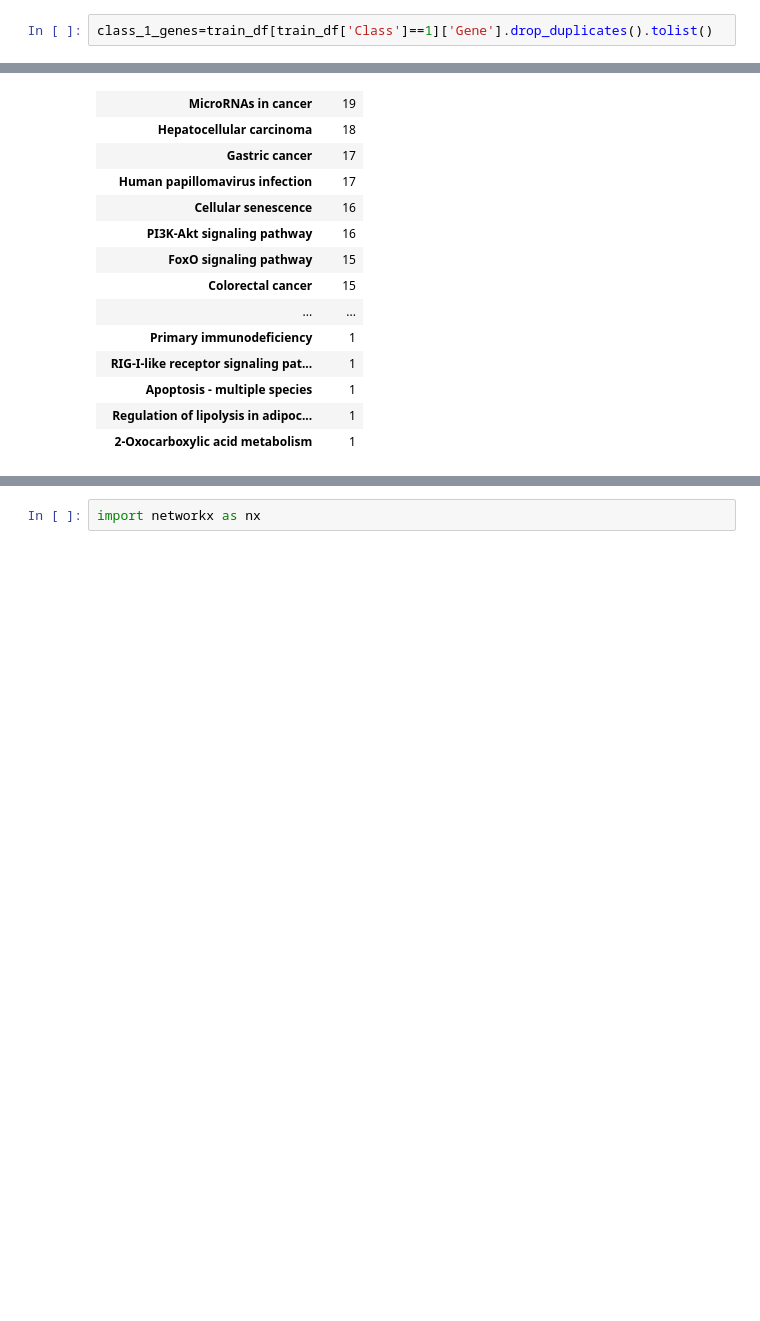
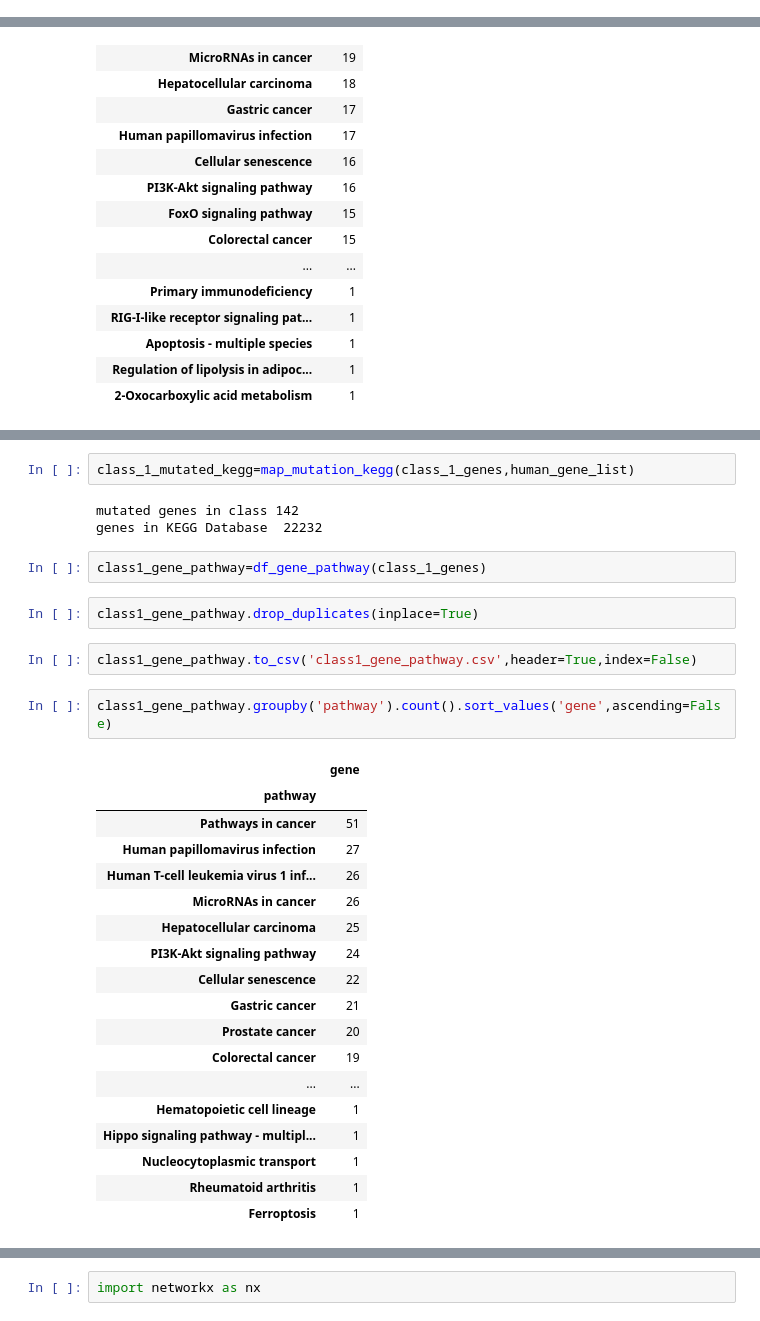
Before and after one commit to me-nobody/jovian-ml-project, a Jupyter notebook: jovian-ml-project-030122.ipynb, the cells around one changed output, grey strips where cells are left out. Drawn from its saved outputs; the diff is of its cells as text; blank space fills up the shorter version.

Commit message:
pathways for all classes made

```diff
--- a/jovian-ml-project-030122.ipynb
+++ b/jovian-ml-project-030122.ipynb
@@ -215,2 +254,0 @@ class_4_genes=train_df[train_df['Class']==4]['Gene'].drop_duplicates().tolist()
-# %%
-class_1_genes=train_df[train_df['Class']==1]['Gene'].drop_duplicates().tolist()
@@ -527,0 +537,32 @@ class4_gene_pathway.groupby('pathway').count().sort_values('gene',ascending=Fals
+# %%
+class_1_mutated_kegg=map_mutation_kegg(class_1_genes,human_gene_list)
+# %% [output]
+mutated genes in class 142
+genes in KEGG Database  22232
+# %%
+class1_gene_pathway=df_gene_pathway(class_1_genes)
+# %%
+class1_gene_pathway.drop_duplicates(inplace=True)
+# %%
+class1_gene_pathway.to_csv('class1_gene_pathway.csv',header=True,index=False)
+# %%
+class1_gene_pathway.groupby('pathway').count().sort_values('gene',ascending=False)
+# %% [output]
+|  | gene |
+| pathway |  |
+| Pathways in cancer | 51 |
+| Human papillomavirus infection | 27 |
+| Human T-cell leukemia virus 1 inf... | 26 |
+| MicroRNAs in cancer | 26 |
+| Hepatocellular carcinoma | 25 |
+| PI3K-Akt signaling pathway | 24 |
+| Cellular senescence | 22 |
+| Gastric cancer | 21 |
+| Prostate cancer | 20 |
+| Colorectal cancer | 19 |
+| ... | ... |
+| Hematopoietic cell lineage | 1 |
+| Hippo signaling pathway - multipl... | 1 |
+| Nucleocytoplasmic transport | 1 |
+| Rheumatoid arthritis | 1 |
+| Ferroptosis | 1 |
```
Also changed, not shown: parts of 28 cells of this notebook.
